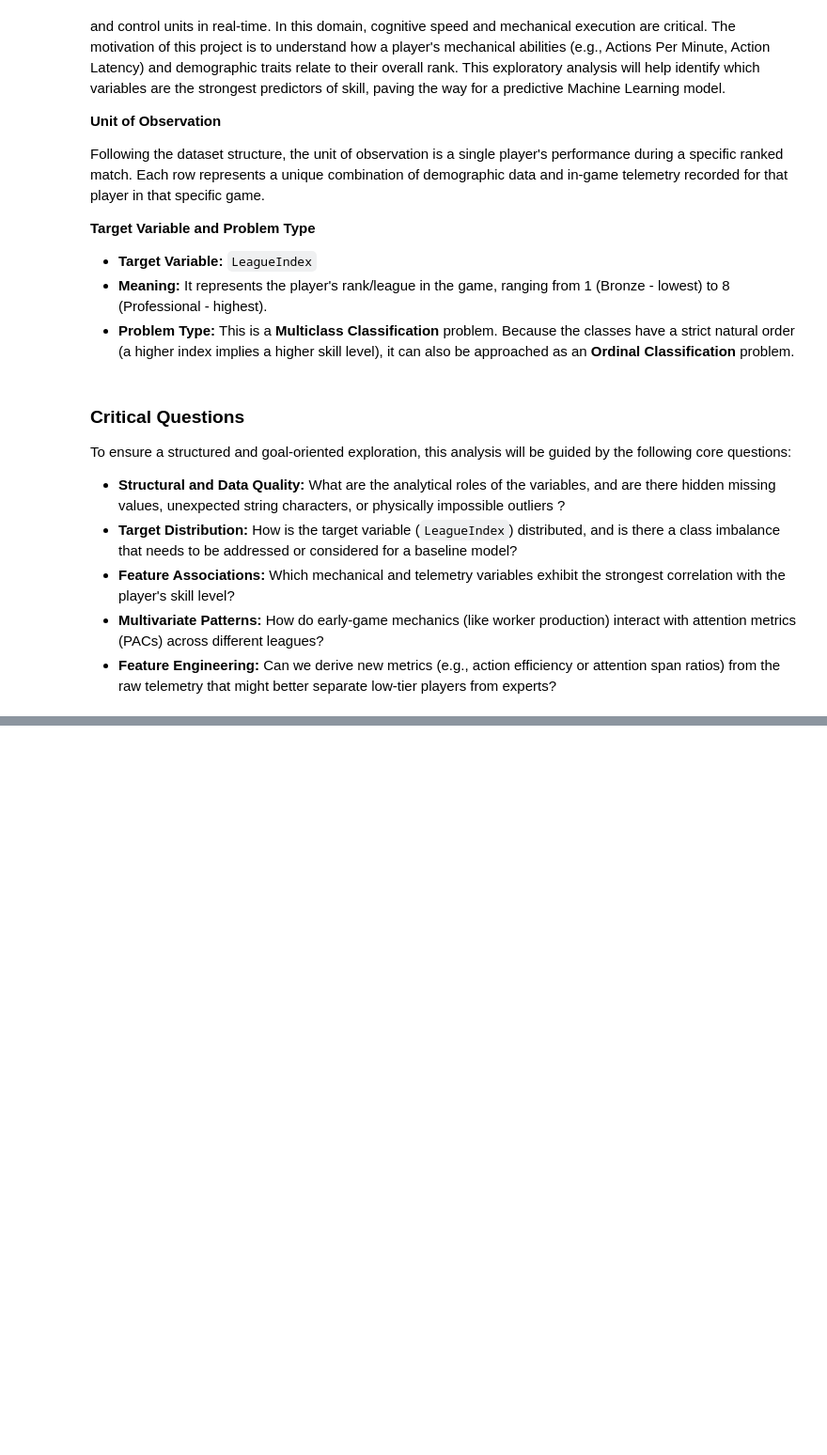
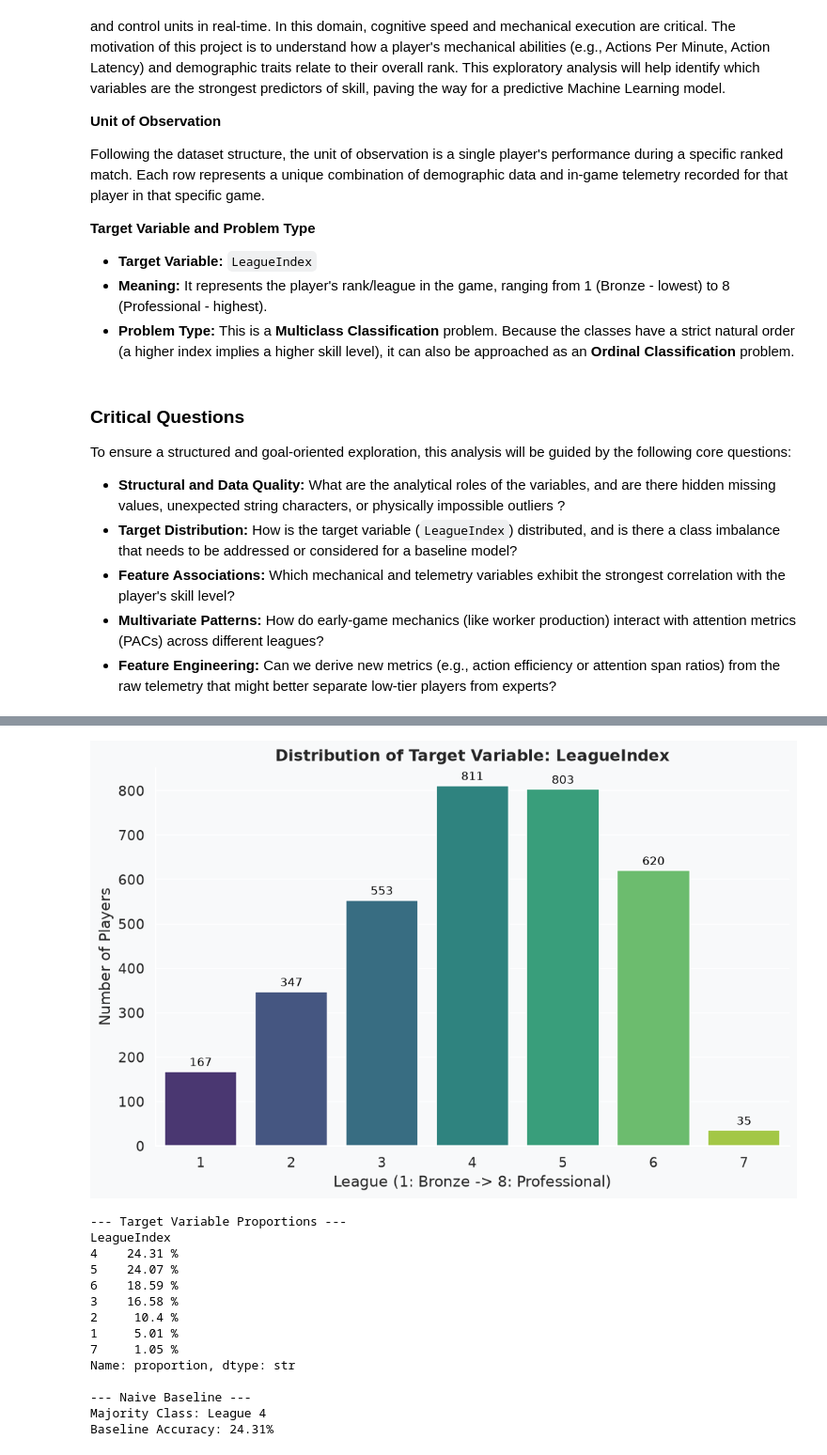
Before and after one commit to errodd/starcraft_1_league_index_predictor, a Jupyter notebook: eda.ipynb, the cells around one changed output, grey strips where cells are left out. Shown at 94% size. Cells and saved outputs as stored; diff of their text form; code cells hidden in the pictures; blank space fills up the shorter version.

```diff
--- a/eda.ipynb
+++ b/eda.ipynb
@@ -47,0 +354,46 @@ To ensure a structured and goal-oriented exploration, this analysis will be guid
+# %%
+# Create a figure for the target variable distribution
+plt.figure(figsize=(10, 6))
+ax = sns.countplot(data=df_clean, x='LeagueIndex', palette='viridis')
+
+# Add exact counts on top of each bar
+for p in ax.patches:
+    ax.annotate(f'{int(p.get_height())}',
+                (p.get_x() + p.get_width() / 2., p.get_height()),
+                ha='center', va='baseline',
+                fontsize=10, color='black', xytext=(0, 5),
+                textcoords='offset points')
+
+plt.title('Distribution of Target Variable: LeagueIndex', fontsize=14, fontweight='bold')
+plt.ylabel('Number of Players')
+plt.xlabel('League (1: Bronze -> 8: Professional)')
+plt.show()
+
+# Calculate proportions and Baseline
+class_counts = df_clean['LeagueIndex'].value_counts()
+class_proportions = df_clean['LeagueIndex'].value_counts(normalize=True) * 100
+
+majority_class = class_counts.idxmax()
+baseline_accuracy = class_proportions.max()
+
+print("--- Target Variable Proportions ---")
+print(class_proportions.round(2).astype(str) + ' %')
+print("\n--- Naive Baseline ---")
+print(f"Majority Class: League {majority_class}")
+print(f"Baseline Accuracy: {baseline_accuracy:.2f}%")
+# %% [output]
+[figure, added]
+--- Target Variable Proportions ---
+LeagueIndex
+4    24.31 %
+5    24.07 %
+6    18.59 %
+3    16.58 %
+2     10.4 %
+1     5.01 %
+7     1.05 %
+Name: proportion, dtype: str
+
+--- Naive Baseline ---
+Majority Class: League 4
+Baseline Accuracy: 24.31%
```
Also changed, not shown: parts of 27 cells of this notebook, 1 other file.
